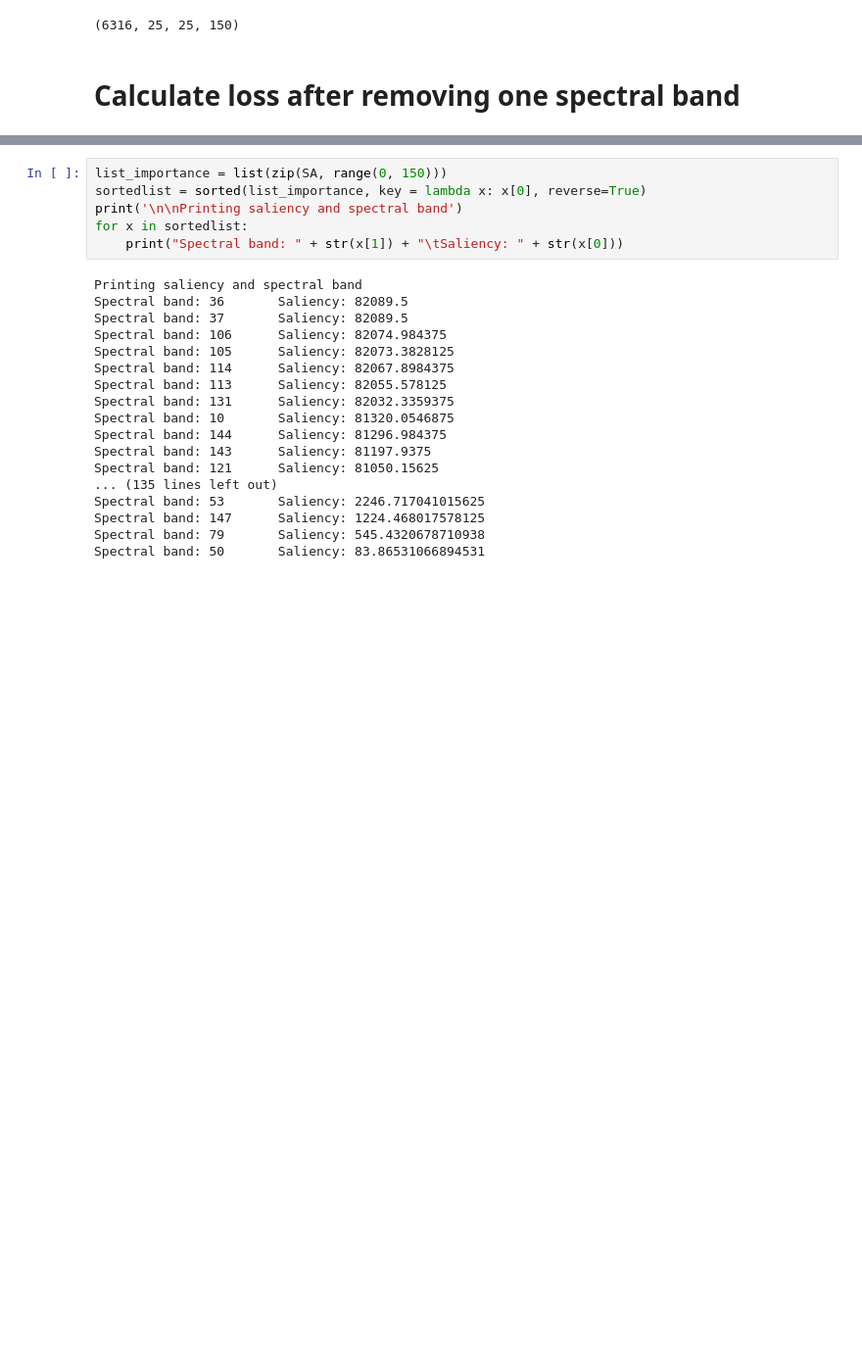
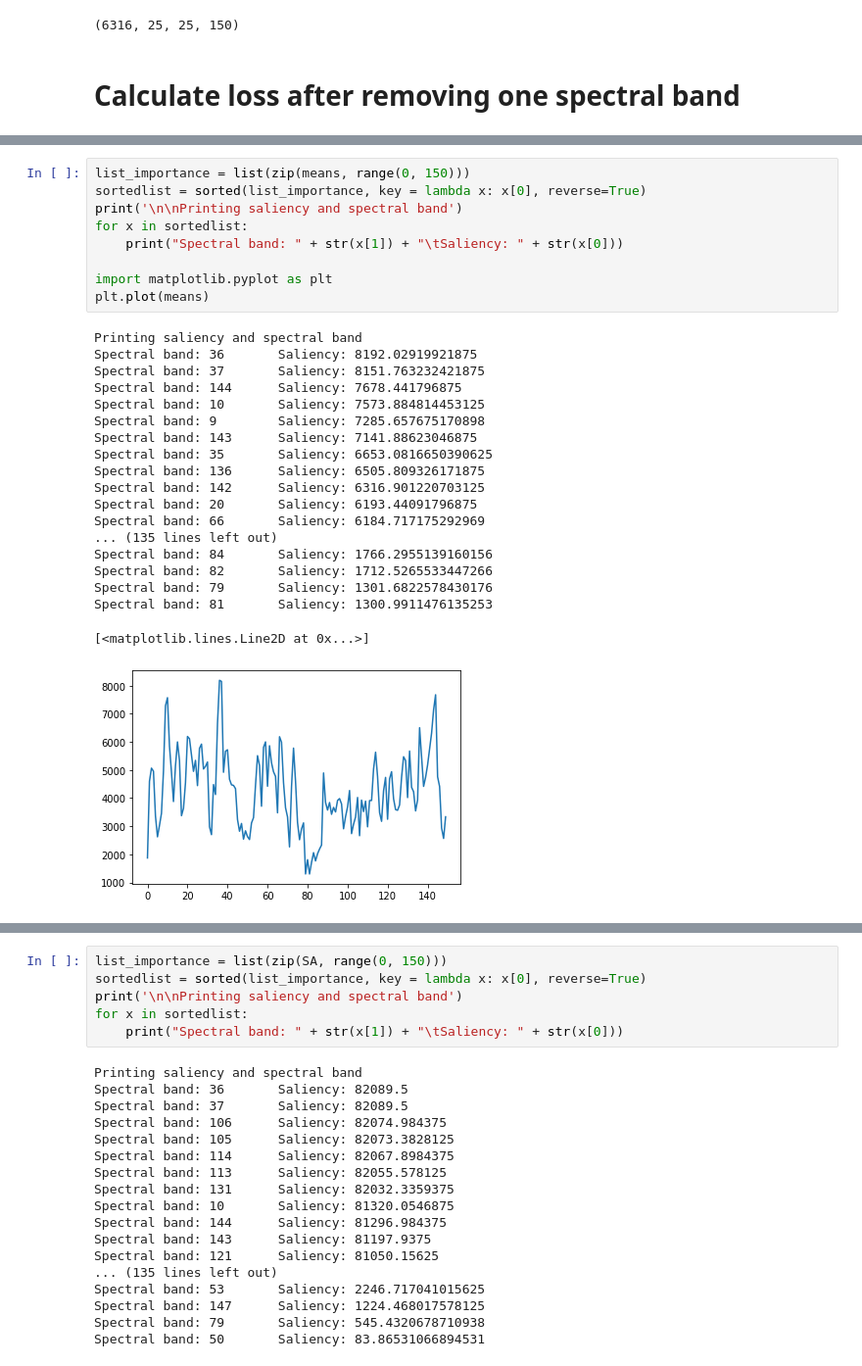
Before and after one commit to GiorgioMorales/CSCI547_HSIProject, a Jupyter notebook: Kochia/band_selection/HSI_channel_selection.ipynb, the cells around one changed output, grey strips where cells are left out. Shown at 98% size. Cells and saved outputs as stored; diff of their text form; blank space fills up the shorter version.

```diff
--- a/Kochia/band_selection/HSI_channel_selection.ipynb
+++ b/Kochia/band_selection/HSI_channel_selection.ipynb
@@ -173,0 +223,29 @@ for nchannel in range(0, train_x.shape[3]):
+# %%
+list_importance = list(zip(means, range(0, 150)))
+sortedlist = sorted(list_importance, key = lambda x: x[0], reverse=True)
+print('\n\nPrinting saliency and spectral band')
+for x in sortedlist:
+    print("Spectral band: " + str(x[1]) + "\tSaliency: " + str(x[0]))
+
+import matplotlib.pyplot as plt
+plt.plot(means)
+# %% [output]
+Printing saliency and spectral band
+Spectral band: 36       Saliency: 8192.02919921875
+Spectral band: 37       Saliency: 8151.763232421875
+Spectral band: 144      Saliency: 7678.441796875
+Spectral band: 10       Saliency: 7573.884814453125
+Spectral band: 9        Saliency: 7285.657675170898
+Spectral band: 143      Saliency: 7141.88623046875
+Spectral band: 35       Saliency: 6653.0816650390625
+Spectral band: 136      Saliency: 6505.809326171875
+Spectral band: 142      Saliency: 6316.901220703125
+Spectral band: 20       Saliency: 6193.44091796875
+Spectral band: 66       Saliency: 6184.717175292969
+... (135 lines left out)
+Spectral band: 84       Saliency: 1766.2955139160156
+Spectral band: 82       Saliency: 1712.5265533447266
+Spectral band: 79       Saliency: 1301.6822578430176
+Spectral band: 81       Saliency: 1300.9911476135253
+[<matplotlib.lines.Line2D at 0x...>]
+[figure, added]
```
Also changed, not shown: parts of 6 cells of this notebook, 1 other file.
